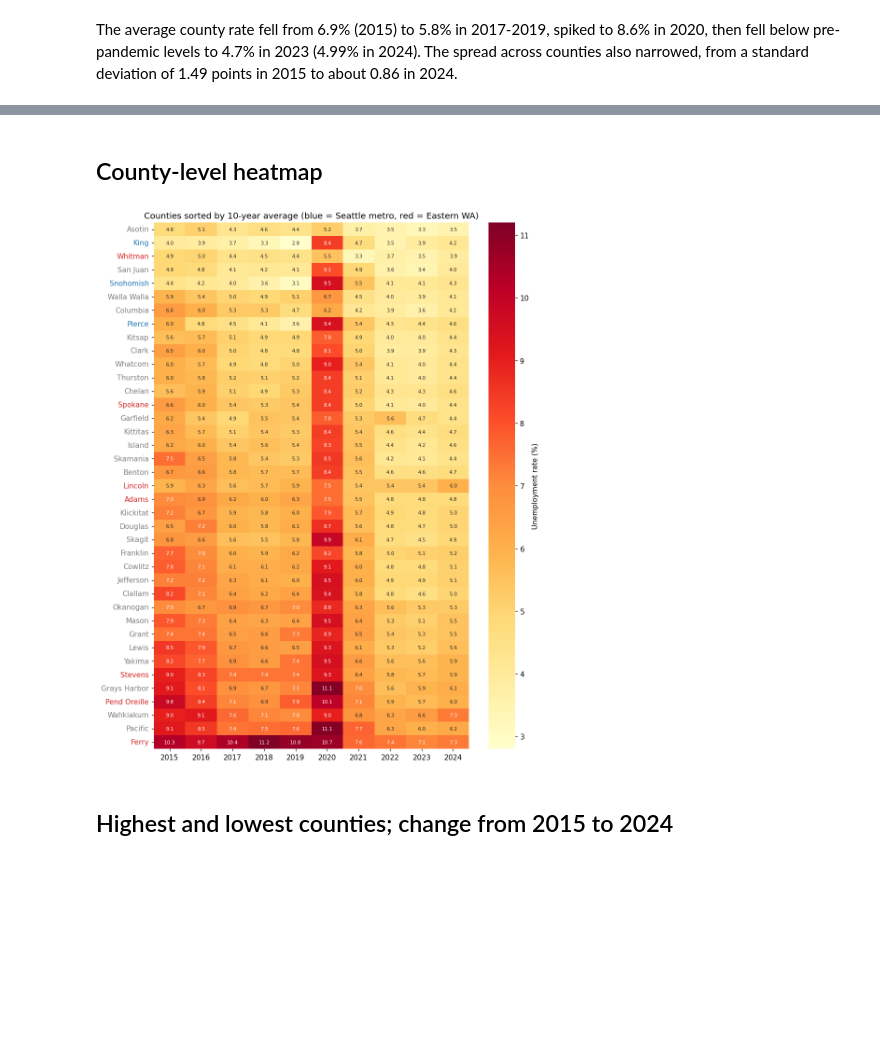
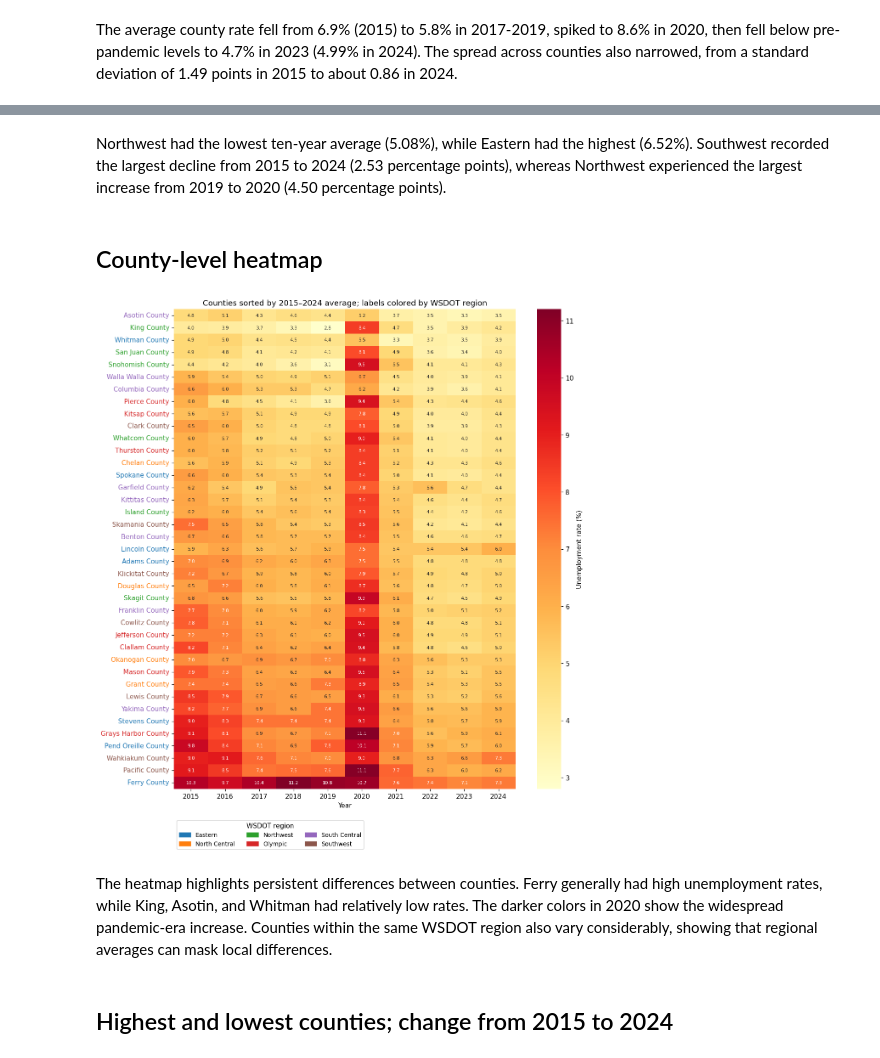
Before and after one commit to binay8/wa-housing, a Jupyter notebook: code/EDA_unemployment rate.ipynb, the cells around one changed output, grey strips where cells are left out. Cells and saved outputs as stored; diff of their text form; code cells hidden in the pictures; blank space fills up the shorter version.

```diff
--- a/code/EDA_unemployment rate.ipynb
+++ b/code/EDA_unemployment rate.ipynb
@@ -91,8 +137,10 @@ The average county rate fell from 6.9% (2015) to 5.8% in 2017-2019, spiked to 8.
 # %%
-reg = df.pivot_table(index="year", columns="region", values="unemployment_rate", aggfunc="mean")[ORDER]
-fig, ax = plt.subplots(figsize=(9, 4.4))
-for r in ORDER: ax.plot(reg.index, reg[r], marker="o", color=COLORS[r], label=r)
-ax.set(title="Mean unemployment rate by region", xlabel="Year", ylabel="Unemployment rate (%)"); ax.set_xticks(range(2015, 2025)); ax.legend()
+reg = df.pivot_table(index="year", columns="wsdot_region", values="unemployment_rate", aggfunc="mean").reindex(columns=ORDER)
+fig, ax = plt.subplots(figsize=(11, 5))
+for r in ORDER:
+    ax.plot(reg.index, reg[r], marker="o", color=COLORS[r], label=r)
+ax.set(title="Mean county unemployment rate by WSDOT region", xlabel="Year", ylabel="Unemployment rate (%)", xticks=YEARS)
+ax.legend(title="WSDOT region", ncol=2, fontsize=9)
 plt.tight_layout(); plt.show()
 reg.round(2)
 # %% [output]
@@ -116,17 +183,23 @@ Seattle metro jumped from 3.2% (2019) to 9.1% (2020), more than the other groups
+# %% [markdown]
+Northwest had the lowest ten-year average (5.08%), while Eastern had the highest (6.52%). Southwest recorded the largest decline from 2015 to 2024 (2.53 percentage points), whereas Northwest experienced the largest increase from 2019 to 2020 (4.50 percentage points).
 # %% [markdown]
 ## County-level heatmap
 # %%
 order = wide.mean(axis=1).sort_values().index
-fig, ax = plt.subplots(figsize=(9, 11))
-sns.heatmap(wide.loc[order], cmap="YlOrRd", annot=True, fmt=".1f", annot_kws={"size": 7}, cbar_kws={"label": "Unemployment rate (%)"}, ax=ax)
-region_of = df.drop_duplicates("county").set_index("county")["region"]
-for lbl in ax.get_yticklabels(): lbl.set_color(COLORS[region_of[lbl.get_text()]])
-ax.set(title="Counties sorted by 10-year average (blue = Seattle metro, red = Eastern WA)", xlabel="", ylabel=""); ax.grid(False)
+fig, ax = plt.subplots(figsize=(11, 12))
+sns.heatmap(wide.loc[order], cmap="YlOrRd", annot=True, fmt=".1f", annot_kws={"size": 7},
+            cbar_kws={"label": "Unemployment rate (%)"}, ax=ax)
 for lbl in ax.get_yticklabels():
-    if region_of[lbl.get_text()] == "Seattle metro": lbl.set_color("C0")
+    lbl.set_color(COLORS[region_of[lbl.get_text()]])
+ax.set(title="Counties sorted by 2015–2024 average; labels colored by WSDOT region", xlabel="Year", ylabel="")
+ax.grid(False)
+ax.legend(handles=[Patch(color=COLORS[r], label=r) for r in ORDER], loc="upper left",
+          bbox_to_anchor=(0, -0.06), ncol=3, title="WSDOT region", fontsize=9)
 plt.tight_layout(); plt.show()
 # %% [output]
-[figure, old version]
+[figure, new version]
+# %% [markdown]
+The heatmap highlights persistent differences between counties. Ferry generally had high unemployment rates, while King, Asotin, and Whitman had relatively low rates. The darker colors in 2020 show the widespread pandemic-era increase. Counties within the same WSDOT region also vary considerably, showing that regional averages can mask local differences.
 # %% [markdown]
 ## Highest and lowest counties; change from 2015 to 2024
 # %%
```
Also changed, not shown: parts of 20 cells of this notebook.
